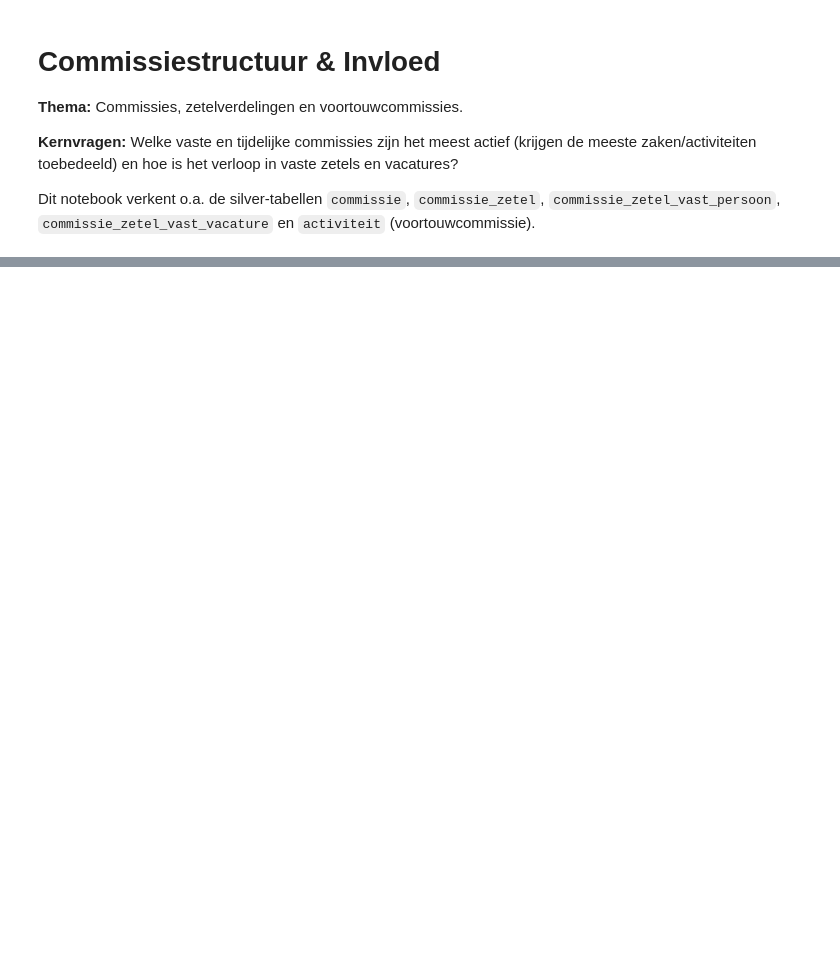
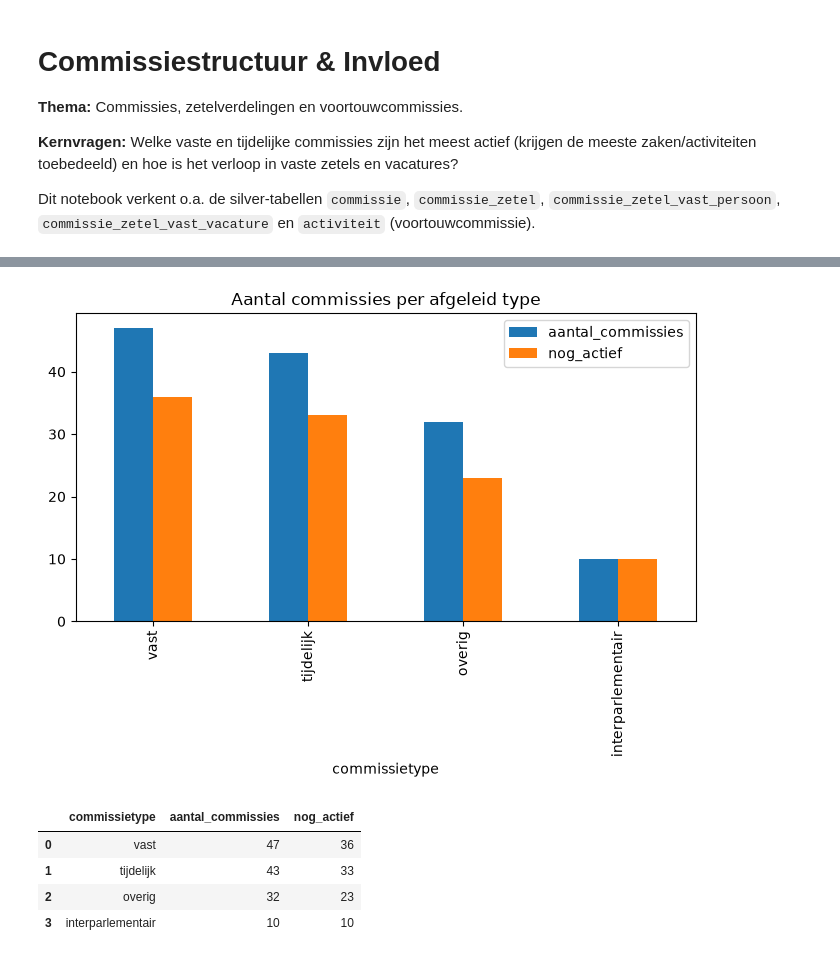
Before and after one commit to ElizeWierenga/tweedekamer-monitor, a Jupyter notebook: eda/commissiestructuur_invloed.ipynb, the cells around one changed output, grey strips where cells are left out. Saved outputs shown, nothing was run; the diff lists cells and outputs as text; code cells hidden in the pictures; blank space fills up the shorter version.

```diff
--- a/eda/commissiestructuur_invloed.ipynb
+++ b/eda/commissiestructuur_invloed.ipynb
@@ -45,0 +124,32 @@ Geef hier een beschrijving van het onderwerp of deelvraag die je wilt beantwoord
+# %%
+COMMISSIE_TYPE = """
+  CASE
+    WHEN c.naam_nl ILIKE '%enquête%' OR c.naam_nl ILIKE '%tijdelijke%' THEN 'tijdelijk'
+    WHEN c.naam_nl ILIKE 'vaste commissie%' OR c.naam_nl ILIKE 'algemene commissie%'
+         OR c.naam_nl ILIKE 'commissie voor%' THEN 'vast'
+    WHEN c.naam_nl ILIKE 'delegatie%' OR c.naam_nl ILIKE '%groep%' THEN 'interparlementair'
+    ELSE 'overig'
+  END
+"""
+
+typen = query_df(f"""
+  SELECT
+    {COMMISSIE_TYPE} AS commissietype,
+    COUNT(*) AS aantal_commissies,
+    COUNT(*) FILTER (WHERE c.datum_inactief IS NULL) AS nog_actief
+  FROM silver.commissie c
+  GROUP BY ALL
+  ORDER BY aantal_commissies DESC
+""")
+
+typen.plot.bar(x="commissietype", y=["aantal_commissies", "nog_actief"], figsize=(8, 4),
+               title="Aantal commissies per afgeleid type")
+plt.show()
+typen
+# %% [output]
+[figure, added]
+|  | commissietype | aantal_commissies | nog_actief |
+| 0 | vast | 47 | 36 |
+| 1 | tijdelijk | 43 | 33 |
+| 2 | overig | 32 | 23 |
+| 3 | interparlementair | 10 | 10 |
```
Also changed, not shown: parts of 35 cells of this notebook.
